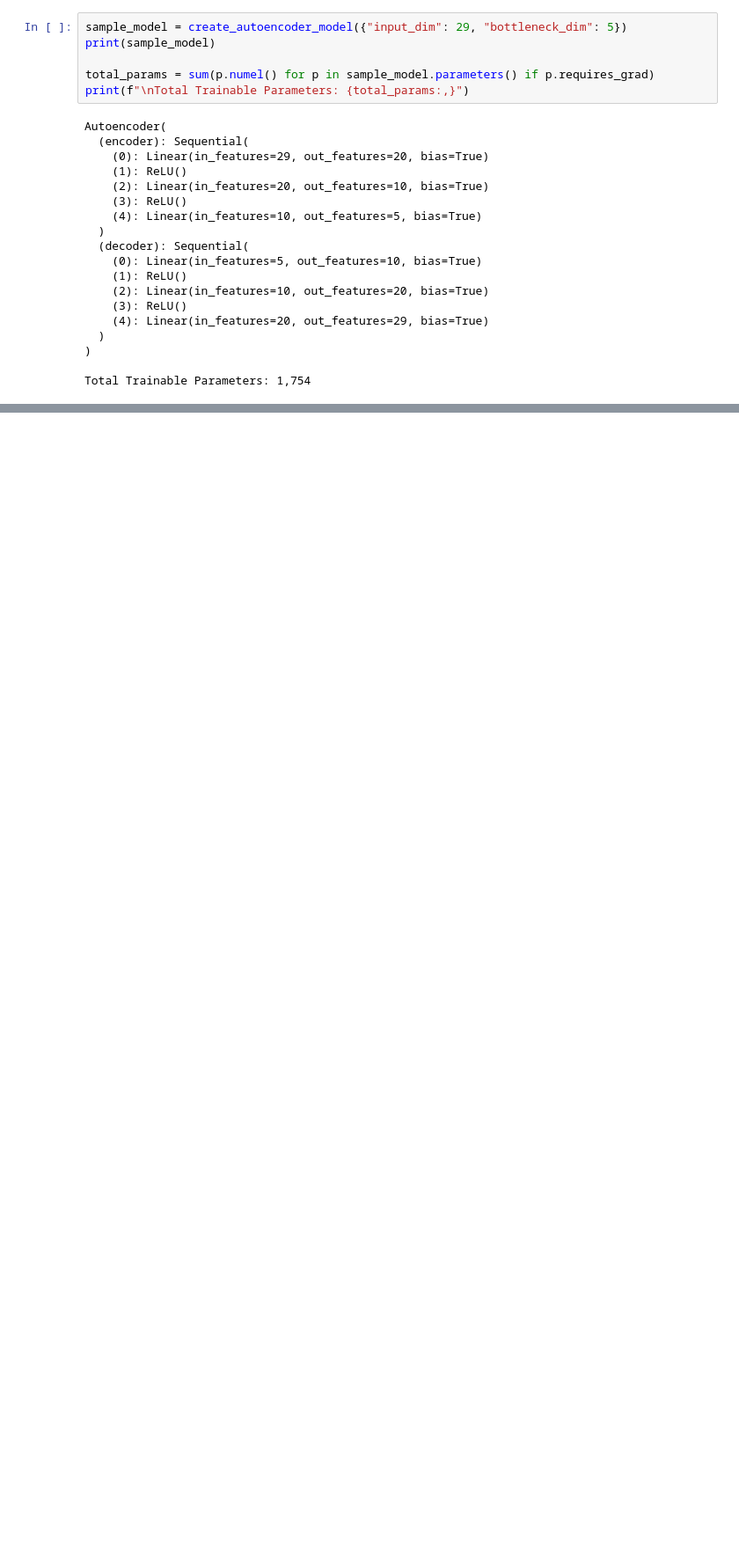
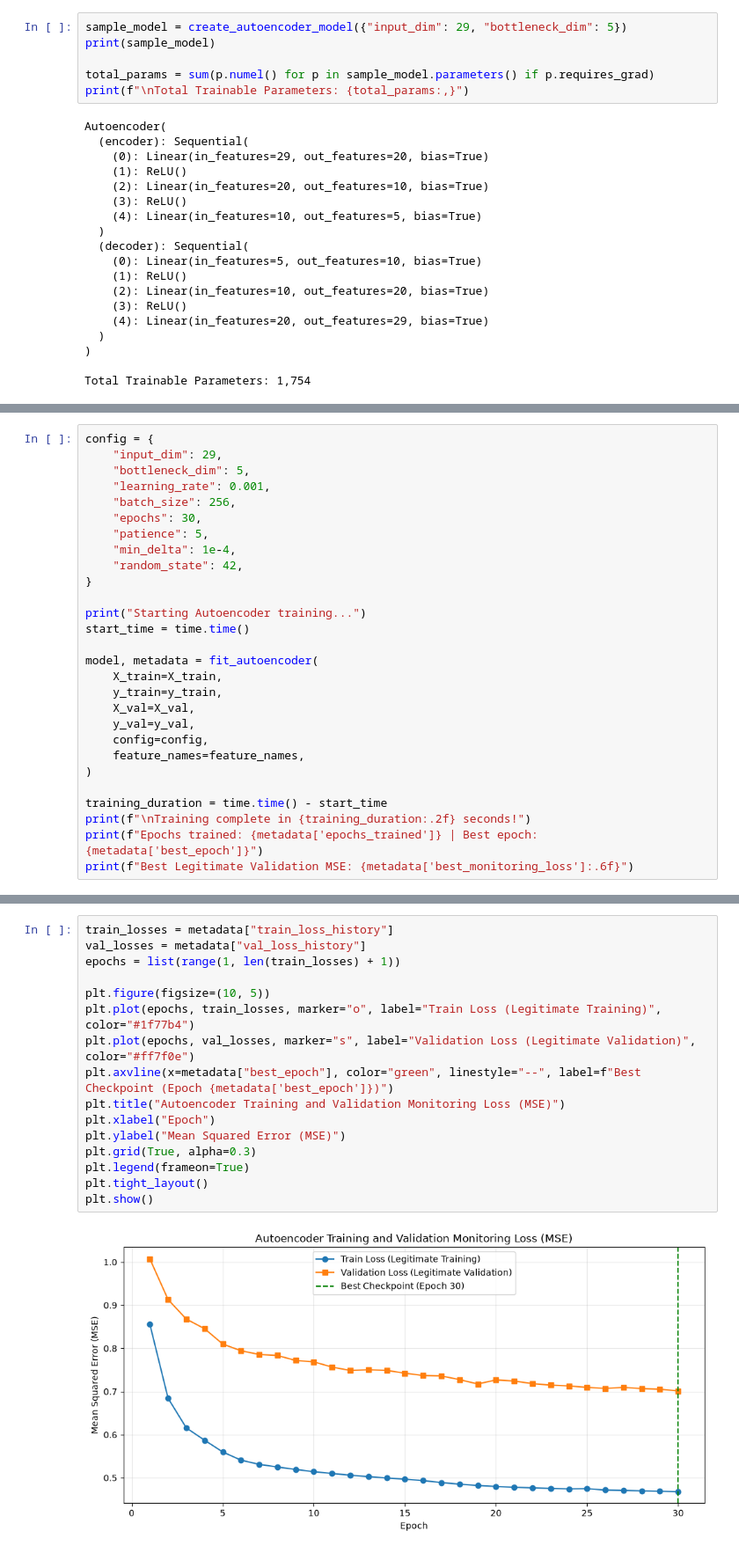
Before and after one commit to Rudra-codee/card-fraud-triage, a Jupyter notebook: notebooks/05_autoencoder_training_and_evaluation.ipynb, the cells around one changed output, grey strips where cells are left out. Shown at 88% size. Saved outputs shown, nothing was run; the diff lists cells and outputs as text; blank space fills up the shorter version.

Commit message:
autoencoder training loop and loss curves

```diff
--- a/notebooks/05_autoencoder_training_and_evaluation.ipynb
+++ b/notebooks/05_autoencoder_training_and_evaluation.ipynb
@@ -138,0 +144,28 @@ Total Trainable Parameters: 1,754
+# %%
+config = {
+    "input_dim": 29,
+    "bottleneck_dim": 5,
+    "learning_rate": 0.001,
+    "batch_size": 256,
+    "epochs": 30,
+    "patience": 5,
+    "min_delta": 1e-4,
+    "random_state": 42,
+}
+
+print("Starting Autoencoder training...")
+start_time = time.time()
+
+model, metadata = fit_autoencoder(
+    X_train=X_train,
+    y_train=y_train,
+    X_val=X_val,
+    y_val=y_val,
+    config=config,
+    feature_names=feature_names,
+)
+
+training_duration = time.time() - start_time
+print(f"\nTraining complete in {training_duration:.2f} seconds!")
+print(f"Epochs trained: {metadata['epochs_trained']} | Best epoch: {metadata['best_epoch']}")
+print(f"Best Legitimate Validation MSE: {metadata['best_monitoring_loss']:.6f}")
@@ -138,0 +182,18 @@ Total Trainable Parameters: 1,754
+# %%
+train_losses = metadata["train_loss_history"]
+val_losses = metadata["val_loss_history"]
+epochs = list(range(1, len(train_losses) + 1))
+
+plt.figure(figsize=(10, 5))
+plt.plot(epochs, train_losses, marker="o", label="Train Loss (Legitimate Training)", color="#1f77b4")
+plt.plot(epochs, val_losses, marker="s", label="Validation Loss (Legitimate Validation)", color="#ff7f0e")
+plt.axvline(x=metadata["best_epoch"], color="green", linestyle="--", label=f"Best Checkpoint (Epoch {metadata['best_epoch']})")
+plt.title("Autoencoder Training and Validation Monitoring Loss (MSE)")
+plt.xlabel("Epoch")
+plt.ylabel("Mean Squared Error (MSE)")
+plt.grid(True, alpha=0.3)
+plt.legend(frameon=True)
+plt.tight_layout()
+plt.show()
+# %% [output]
+[figure, added]
```
Also changed, not shown: parts of 3 cells of this notebook.
